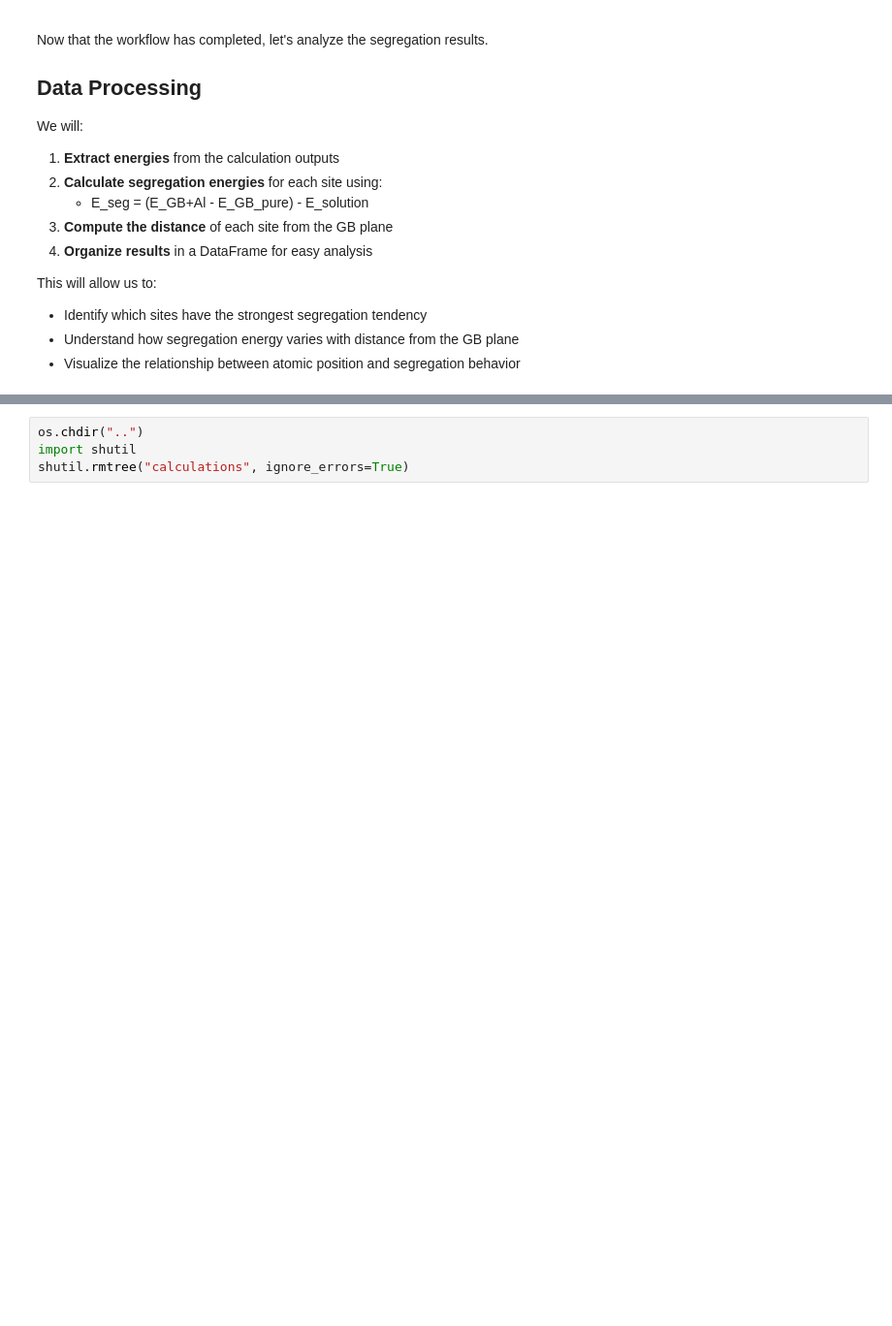
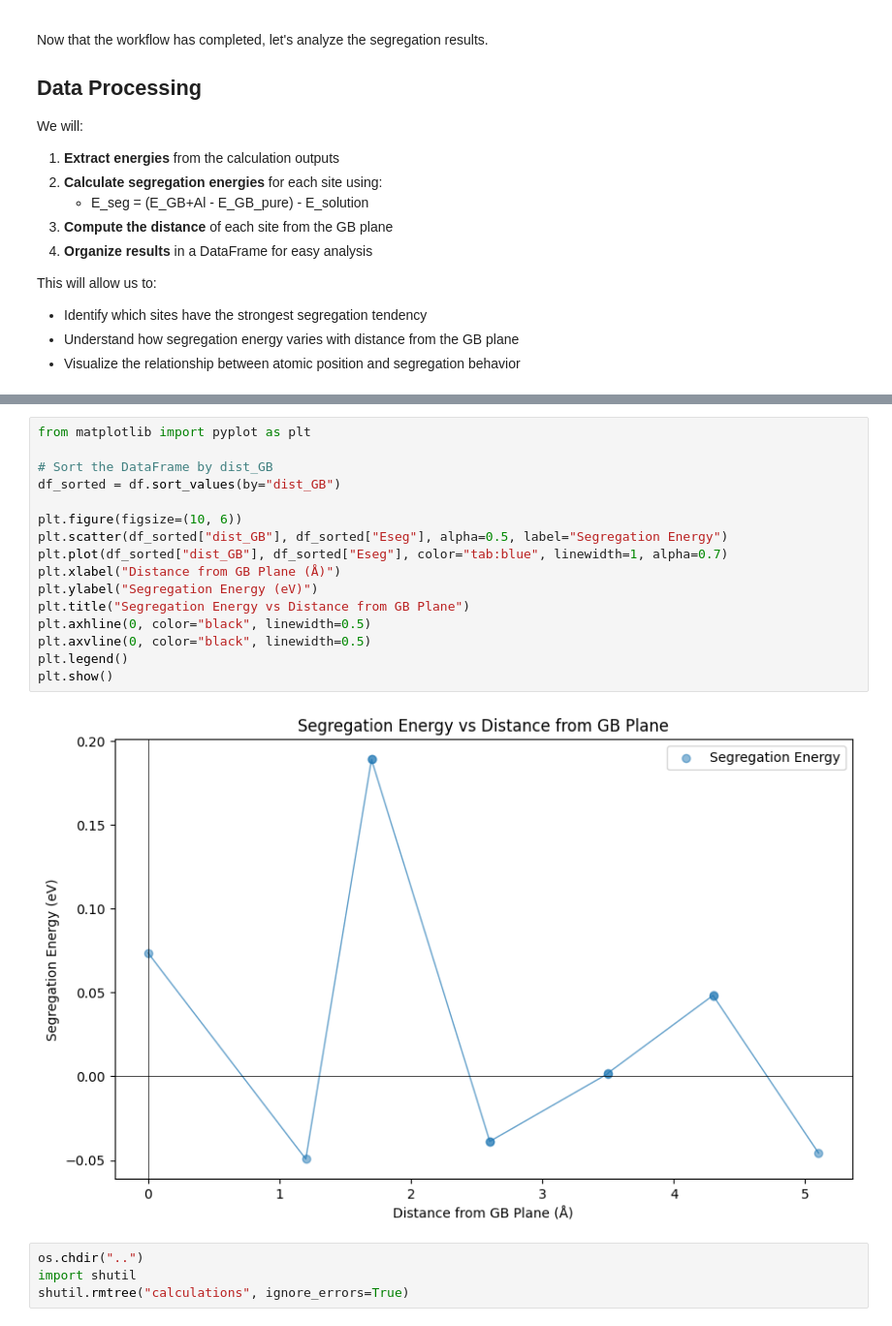
Before and after one commit to ligerzero-ai/HTSegregation_PyironWorkflow_Demonstrator, a Jupyter notebook: grain_boundary_segregation.ipynb, the cells around one changed output, grey strips where cells are left out. Shown at 97% size. Cells and saved outputs as stored; diff of their text form; blank space fills up the shorter version.

```diff
--- a/grain_boundary_segregation.ipynb
+++ b/grain_boundary_segregation.ipynb
@@ -444,3 +460,21 @@ df.sort_values(by="dist_GB")
+# %%
+from matplotlib import pyplot as plt
+
+# Sort the DataFrame by dist_GB
+df_sorted = df.sort_values(by="dist_GB")
+
+plt.figure(figsize=(10, 6))
+plt.scatter(df_sorted["dist_GB"], df_sorted["Eseg"], alpha=0.5, label="Segregation Energy")
+plt.plot(df_sorted["dist_GB"], df_sorted["Eseg"], color="tab:blue", linewidth=1, alpha=0.7)
+plt.xlabel("Distance from GB Plane (Å)")
+plt.ylabel("Segregation Energy (eV)")
+plt.title("Segregation Energy vs Distance from GB Plane")
+plt.axhline(0, color="black", linewidth=0.5)
+plt.axvline(0, color="black", linewidth=0.5)
+plt.legend()
+plt.show()
+# %% [output]
+[figure, added]
 # %%
 os.chdir("..")
 import shutil
```
Also changed, not shown: parts of 5 cells of this notebook.
